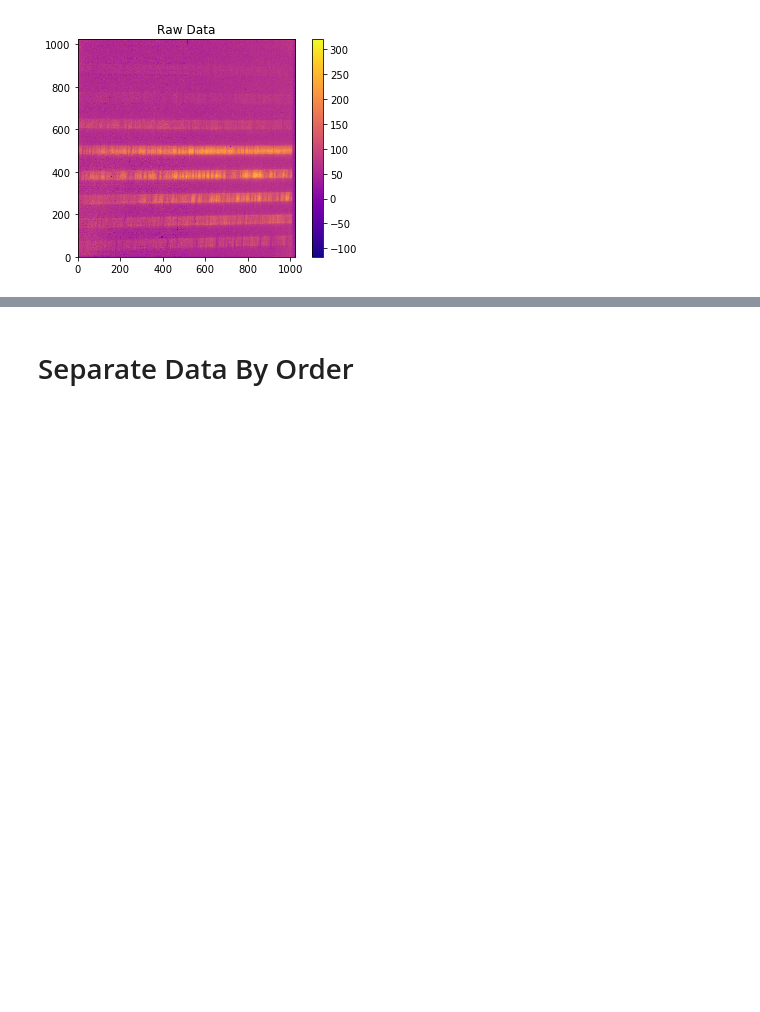
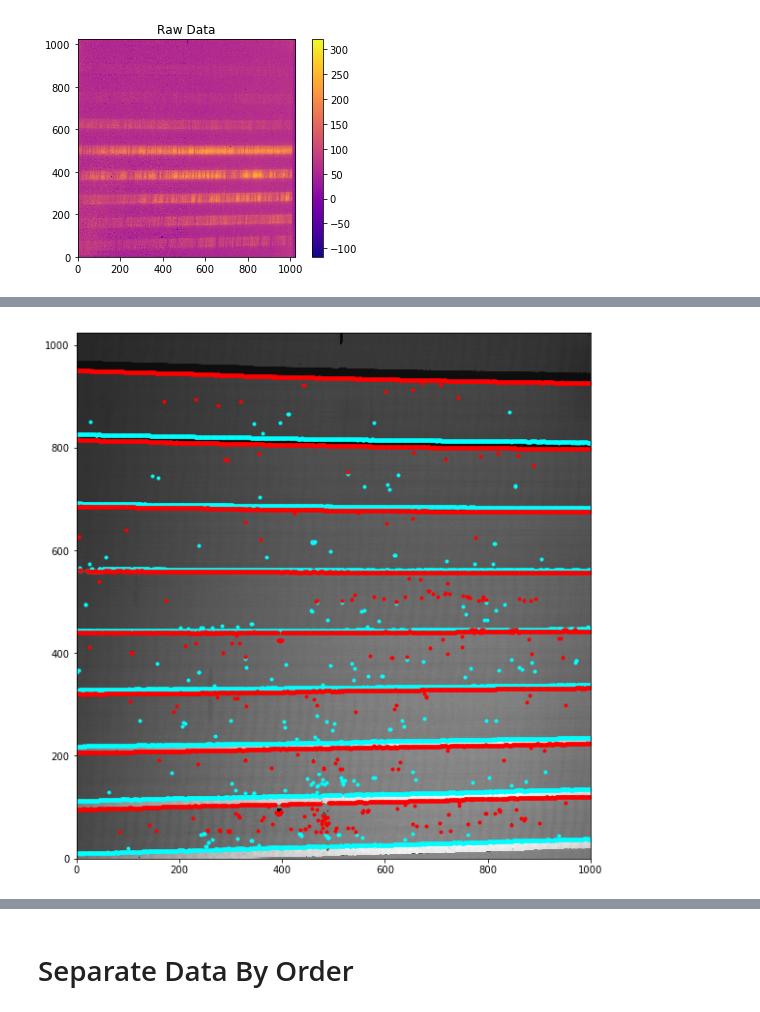
Before and after one commit to RyleighFitzpatrick/Keck-Reductions, a Jupyter notebook: Titan High Res Reductions.ipynb, the cells around one changed output, grey strips where cells are left out. Drawn from its saved outputs; the diff is of its cells as text; code cells hidden in the pictures; blank space fills up the shorter version.

```diff
--- a/Titan High Res Reductions.ipynb
+++ b/Titan High Res Reductions.ipynb
@@ -63,0 +97,30 @@ ru.plotFitsImage(flatHR, title='Median Combined Flat Field', vmin=flatHR.min(),
+# %%
+#Trim flat image
+flat = flat[:,:1000]
+# %%
+rough_bounds = order_boundaries(flat, order_ys, threshold=250)
+# %%
+def plot_rough_boundaries(flat, boundaries):
+
+    fig, ax = plt.subplots(figsize=(10,10))
+    ax.imshow(flat, origin = 'lower', cmap='gray')
+
+    lower = boundaries[0]
+    upper = boundaries[1]
+
+    def sub_plot(x,y, color='cyan'):
+        ax.plot(x,y, linestyle='',marker='.',color=color)
+
+    ones = np.ones(lower.shape[0])
+
+    for b in [0,1]:
+        if b==0:
+            color='cyan'
+        elif b==1:
+            color='r'
+        for x in range(boundaries[b].shape[1]):
+            sub_plot(x*ones, boundaries[b][:,x].flatten(), color=color)
+
+plot_order_boundaries(flat, rough_bounds)
+# %% [output]
+[figure, added]
```
Also changed, not shown: parts of 19 cells of this notebook, 1 other file.
